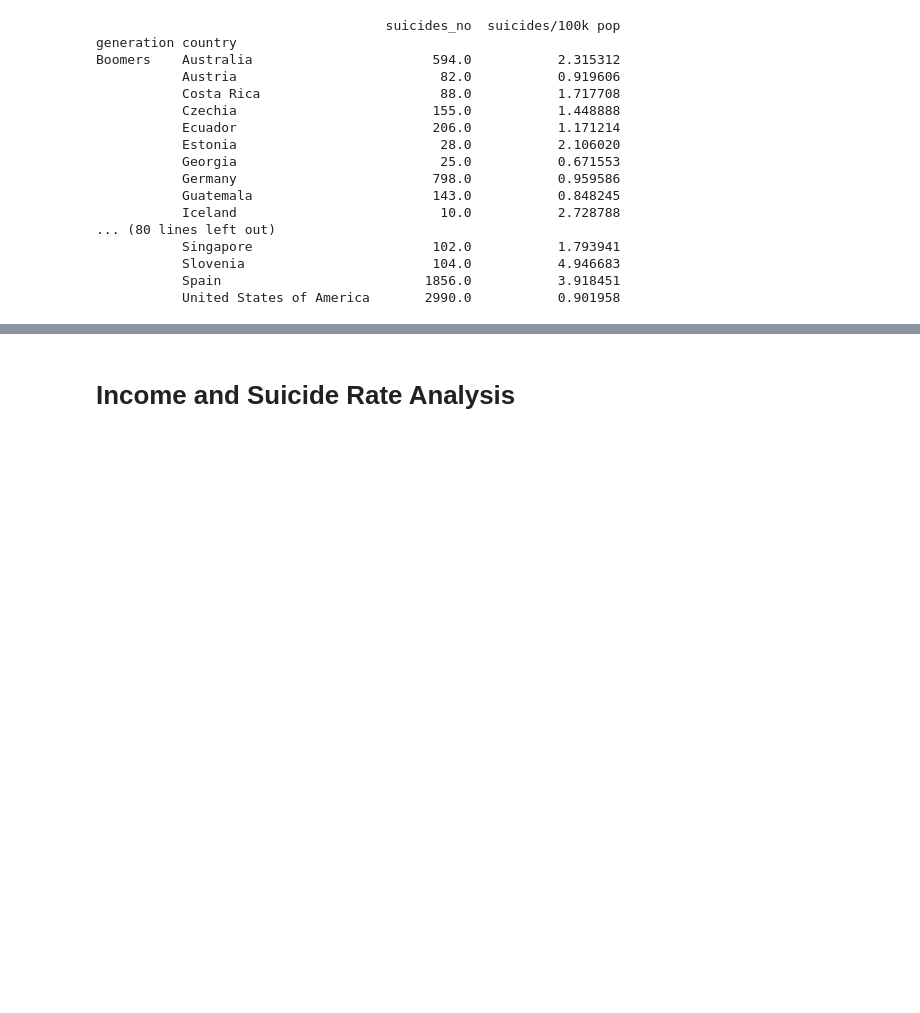
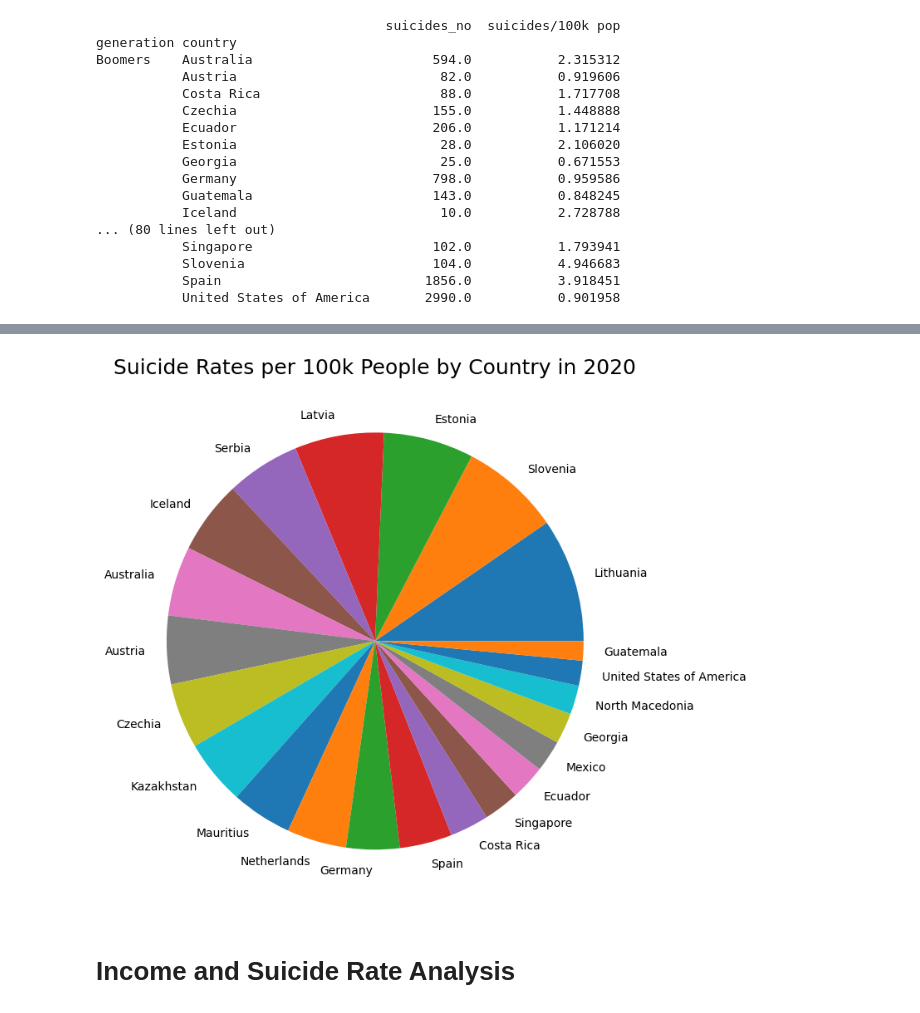
Before and after one commit to kendraliu/Project-One-An-Analysis-of-Suicide-Rate-and-Several-Factors, a Jupyter notebook: Suicide Rates Analysis.ipynb, the cells around one changed output, grey strips where cells are left out. Saved outputs shown, nothing was run; the diff lists cells and outputs as text; code cells hidden in the pictures; blank space fills up the shorter version.

```diff
--- a/Suicide Rates Analysis.ipynb
+++ b/Suicide Rates Analysis.ipynb
@@ -534,3 +590,11 @@ Boomers    Australia                       594.0           2.315312
+# %%
+plt.figure(figsize=(8,8))
+plt.pie(Suicide_Rate['# Suicides Per 100k People'], labels=Suicide_Rate['country'])
+plt.tight_layout()
+plt.title('Suicide Rates per 100k People by Country in 2020', fontsize=18)
+plt.show()
+# %% [output]
+[figure, added]
 # %% [markdown]
 # Income and Suicide Rate Analysis
 # %%
```
Also changed, not shown: parts of 9 cells of this notebook, 4 other files.
